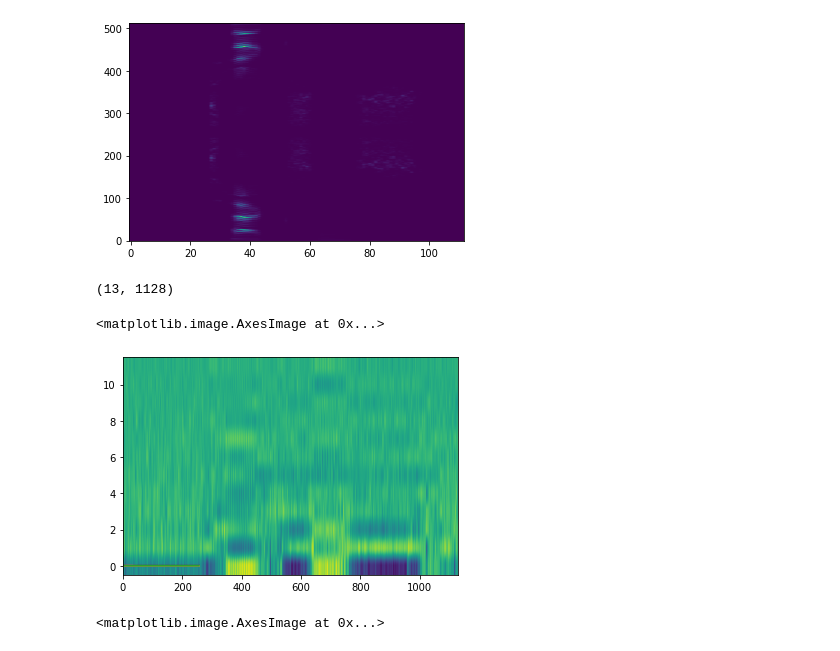
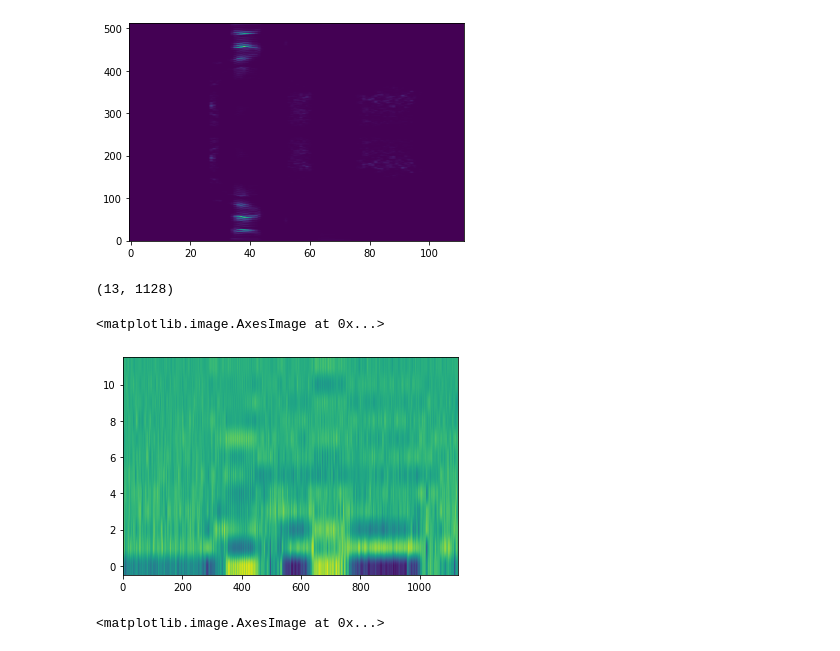
Before and after one commit to eragon1248/cs373-mfcc, a Jupyter notebook: mfcc.ipynb, the cells around one changed output. Saved outputs shown, nothing was run; the diff lists cells and outputs as text; code cells hidden in the pictures.

```diff
--- a/mfcc.ipynb
+++ b/mfcc.ipynb
@@ -51,8 +51,7 @@ print(frames.shape)
 # %%
 #Applying window function
 window = scipy.signal.hamming(L)
-for row in range(len(frames)):
-    frames[row]*=window
+frames*=window
 print(frames.shape)
 # %% [output]
 (112, 400)
@@ -96,7 +95,7 @@ numCoeff = 13 #given
 c = np.zeros((mellog.shape[0], numCoeff))
 for window in range(c.shape[0]):
     for i in range(c.shape[1]):
-        c[window][i] = np.sum(mellog[window]*np.cos((np.arange(mellog.shape[1])+0.5)*(np.pi*i/23)))
+        c[window][i] = np.sum(mellog[window]*np.cos((np.arange(mellog.shape[1])+0.5)*np.pi*i/23))
 print(c.shape)
 print(c)
 # %% [output]
@@ -173,37 +176,35 @@ plt.imshow(logpowerdata, origin='lower', aspect='auto')
 #Window shift 𝑆 set to 1 milliseconds: this is (1/1000)/(1/16000) = 16 samples
 L = 64
 S = 16
 frames = np.zeros((1 + math.ceil((numSamples-L)/S), L))
 for k in range(frames.shape[0]):
     for n in range(L):
         ind = k*S+n
         if  ind<len(preEmp):
             frames[k][n] = preEmp[ind]
         else:
             break
 window = scipy.signal.hamming(L)
-for row in range(len(frames)):
-    frames[row]*=window
+frames*=window
 N = 512 #number of DFT points, given
 fourier = scipy.fft.fft(frames, N)
 magnitude = np.abs(fourier)
 power = np.square(magnitude)
 mel_filters = np.array(np.load('mel_filters.npy'))
-plt.plot(mel_filters.T)
 mel = np.matmul(power[:,:257], np.swapaxes(mel_filters, 0, 1))
 mellog = np.maximum(np.full(mel.shape, -50), np.log(mel))
 numCoeff = 13 #given
 c = np.zeros((mellog.shape[0], numCoeff))
 for window in range(c.shape[0]):
     for i in range(c.shape[1]):
         c[window][i] = np.sum(mellog[window]*np.cos((np.arange(mellog.shape[1])+0.5)*(np.pi*i/23)))
 cdata2 = np.swapaxes(c, 0, 1)
 print(cdata2.shape)
 plt.imshow(cdata2[1:13], origin='lower', aspect='auto')
 # %% [output]
 (13, 1128)
 <matplotlib.image.AxesImage at 0x...>
-[figure, old version]
+[figure, new version]
 # %%
 #plotting C1
 plt.imshow([cdata[1]], origin='lower', aspect='auto')
```
Also changed, not shown: parts of 2 cells of this notebook.
